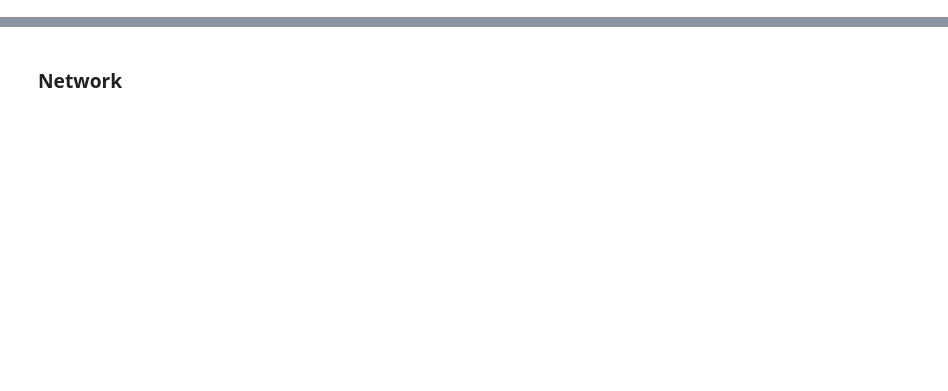
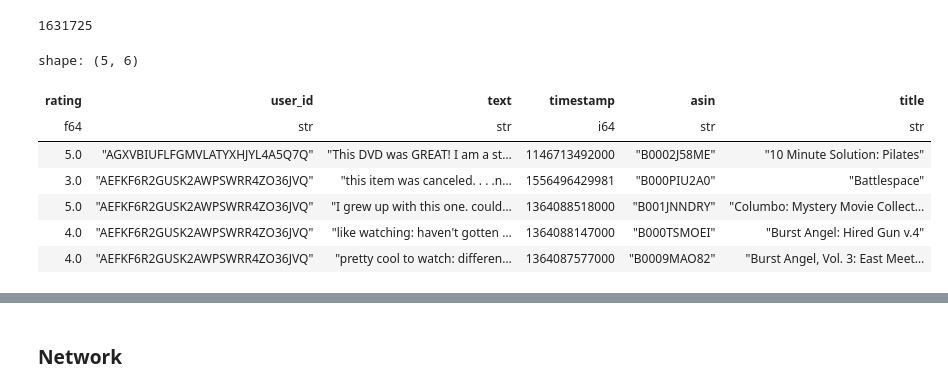
Before and after one commit to runeharlyk/CSS-02467-exam-project, a Jupyter notebook: Part 1.ipynb, the cells around one changed output, grey strips where cells are left out. Drawn from its saved outputs; the diff is of its cells as text; code cells hidden in the pictures; blank space fills up the shorter version.

```diff
--- a/Part 1.ipynb
+++ b/Part 1.ipynb
@@ -61,0 +169,11 @@ df.height, df.get_column("asin").n_unique()
+# %%
+asin_title_map = best_per_title.select([
+    pl.col("title"),
+    pl.col("asins")
+]).explode("asins").rename({"asins": "asin"})
+
+df_reviews = df.join(
+    asin_title_map,
+    on="asin",
+    how="left"
+)
@@ -62,26 +187,39 @@ df.height, df.get_column("asin").n_unique()
 # %%
-def filter_reviews(df, movie_threshold=5, review_threshold=5):
-    prev_rows = -1
-    while df.height != prev_rows:
-        prev_rows = df.height
-        valid_movies = (
-            df.group_by('asin')
-            .agg(pl.col('user_id').n_unique().alias('count'))
-            .filter(pl.col('count') >= review_threshold)
-            .get_column('asin')
-        )
-        df = df.filter(pl.col('asin').is_in(valid_movies.implode()))
+# def filter_reviews(df, movie_threshold=5, review_threshold=5):
+#     prev_rows = -1
+#     while df.height != prev_rows:
+#         prev_rows = df.height
+#         valid_movies = (
+#             df.group_by('asin')
+#             .agg(pl.col('user_id').n_unique().alias('count'))
+#             .filter(pl.col('count') >= review_threshold)
+#             .get_column('asin')
+#         )
+#         df = df.filter(pl.col('asin').is_in(valid_movies.implode()))
 
-        valid_reviewers = (
-            df.group_by('user_id')
-            .agg(pl.col('asin').n_unique().alias('count'))
-            .filter(pl.col('count') >= movie_threshold)
-            .get_column('user_id')
-        )
-        df = df.filter(pl.col('user_id').is_in(valid_reviewers.implode()))
-    return df
+#         valid_reviewers = (
+#             df.group_by('user_id')
+#             .agg(pl.col('asin').n_unique().alias('count'))
+#             .filter(pl.col('count') >= movie_threshold)
+#             .get_column('user_id')
+#         )
+#         df = df.filter(pl.col('user_id').is_in(valid_reviewers.implode()))
+#     return df
 
-filtered_df = filter_reviews(df)
+# filtered_df = filter_reviews(df)
+filtered_df = df_reviews.filter(pl.col("title").is_not_null())
+print(filtered_df.height)
+filtered_df.limit(5)
+# %% [output]
+1631725
+shape: (5, 6)
+| rating | user_id | text | timestamp | asin | title |
+| f64 | str | str | i64 | str | str |
+| 5.0 | "AGXVBIUFLFGMVLATYXHJYL4A5Q7Q" | "This DVD was GREAT! I am a st… | 1146713492000 | "B0002J58ME" | "10 Minute Solution: Pilates" |
+| 3.0 | "AEFKF6R2GUSK2AWPSWRR4ZO36JVQ" | "this item was canceled. . . .n… | 1556496429981 | "B000PIU2A0" | "Battlespace" |
+| 5.0 | "AEFKF6R2GUSK2AWPSWRR4ZO36JVQ" | "I grew up with this one. could… | 1364088518000 | "B001JNNDRY" | "Columbo: Mystery Movie Collect… |
+| 4.0 | "AEFKF6R2GUSK2AWPSWRR4ZO36JVQ" | "like watching: haven't gotten … | 1364088147000 | "B000TSMOEI" | "Burst Angel: Hired Gun v.4" |
+| 4.0 | "AEFKF6R2GUSK2AWPSWRR4ZO36JVQ" | "pretty cool to watch: differen… | 1364087577000 | "B0009MAO82" | "Burst Angel, Vol. 3: East Meet… |
 # %%
 reviewer_counts = (
     filtered_df.group_by('user_id')
```
Also changed, not shown: parts of 44 cells of this notebook.
